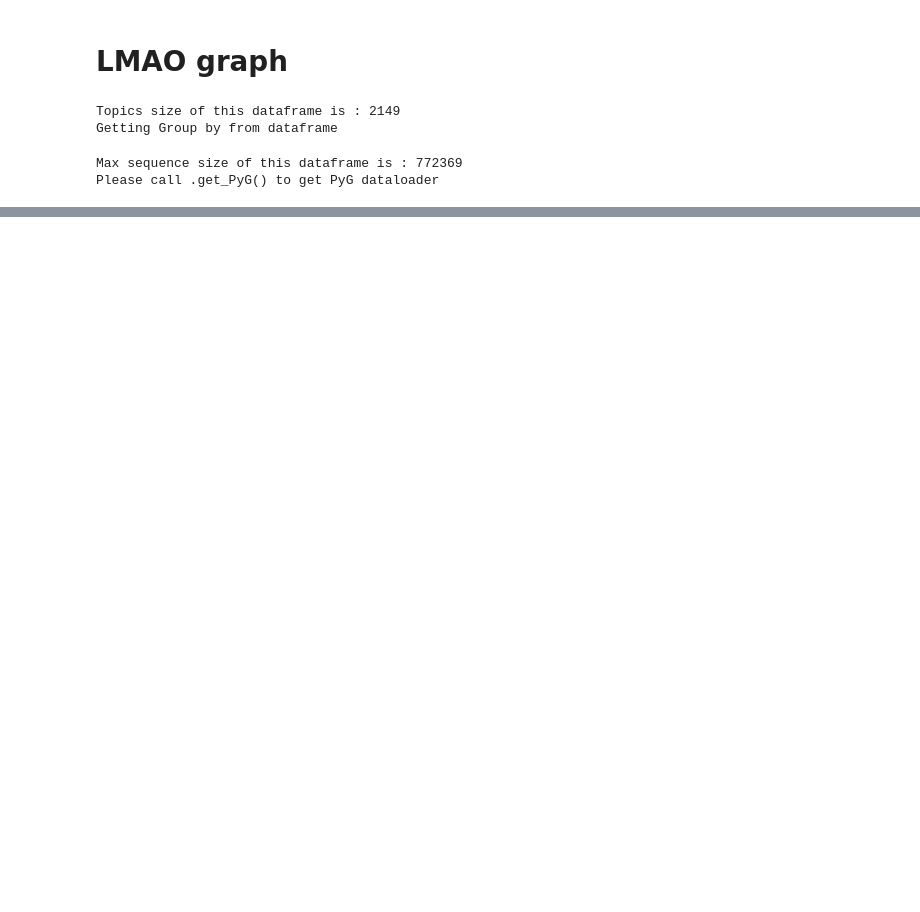
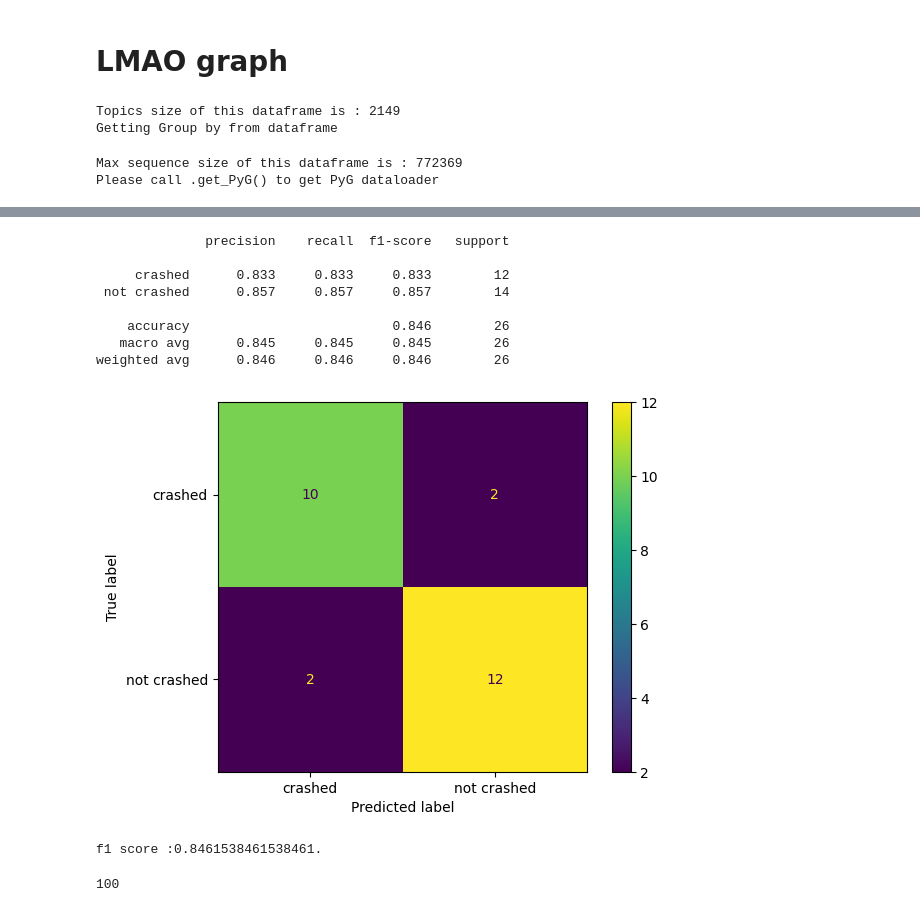
Before and after one commit to northnpk/LMAO, a Jupyter notebook: example_alice_info.ipynb, the cells around one changed output, grey strips where cells are left out. Saved outputs shown, nothing was run; the diff lists cells and outputs as text; code cells hidden in the pictures; blank space fills up the shorter version.

```diff
--- a/example_alice_info.ipynb
+++ b/example_alice_info.ipynb
@@ -126,0 +144,2 @@ plotly_digraph(G, label='y', topic_dict=topic_dict)
+# %%
+data = Graph(df=pd.read_parquet('dataset/ALICE-OSLdataset/ALICE_info_no_severity_D_with_topic.parquet.gzip'),mode='freq')
@@ -126,0 +153,6 @@ plotly_digraph(G, label='y', topic_dict=topic_dict)
+# %%
+from sklearn.model_selection import train_test_split
+train_df, test_df = train_test_split(data.df,test_size=0.2, stratify=data.df['y'])
+# %%
+import lightgbm as lgb
+lgb_clf = lgb.LGBMClassifier().fit(train_df.drop(columns='y'), train_df.y)
@@ -126,0 +177,24 @@ plotly_digraph(G, label='y', topic_dict=topic_dict)
+# %%
+from sklearn.metrics import ConfusionMatrixDisplay, classification_report
+ConfusionMatrixDisplay.from_estimator(lgb_clf, test_df.drop(columns='y'), test_df.y.values.tolist())
+pred = lgb_clf.predict(test_df.drop(columns='y'))
+print(classification_report(test_df.y.values.tolist(), pred, digits = 3))
+# %% [output]
+              precision    recall  f1-score   support
+
+     crashed      0.833     0.833     0.833        12
+ not crashed      0.857     0.857     0.857        14
+
+    accuracy                          0.846        26
+   macro avg      0.845     0.845     0.845        26
+weighted avg      0.846     0.846     0.846        26
+[figure, added]
+# %%
+from sklearn.metrics import f1_score
+print(f"f1 score :{f1_score(test_df.y.values.tolist(), pred, labels=['crashed', 'not crashed'], average='weighted')}.")
+# %% [output]
+f1 score :0.8461538461538461.
+# %%
+lgb_clf.n_estimators
+# %% [output]
+100
```
Also changed, not shown: parts of 17 cells of this notebook, 8 other files.
